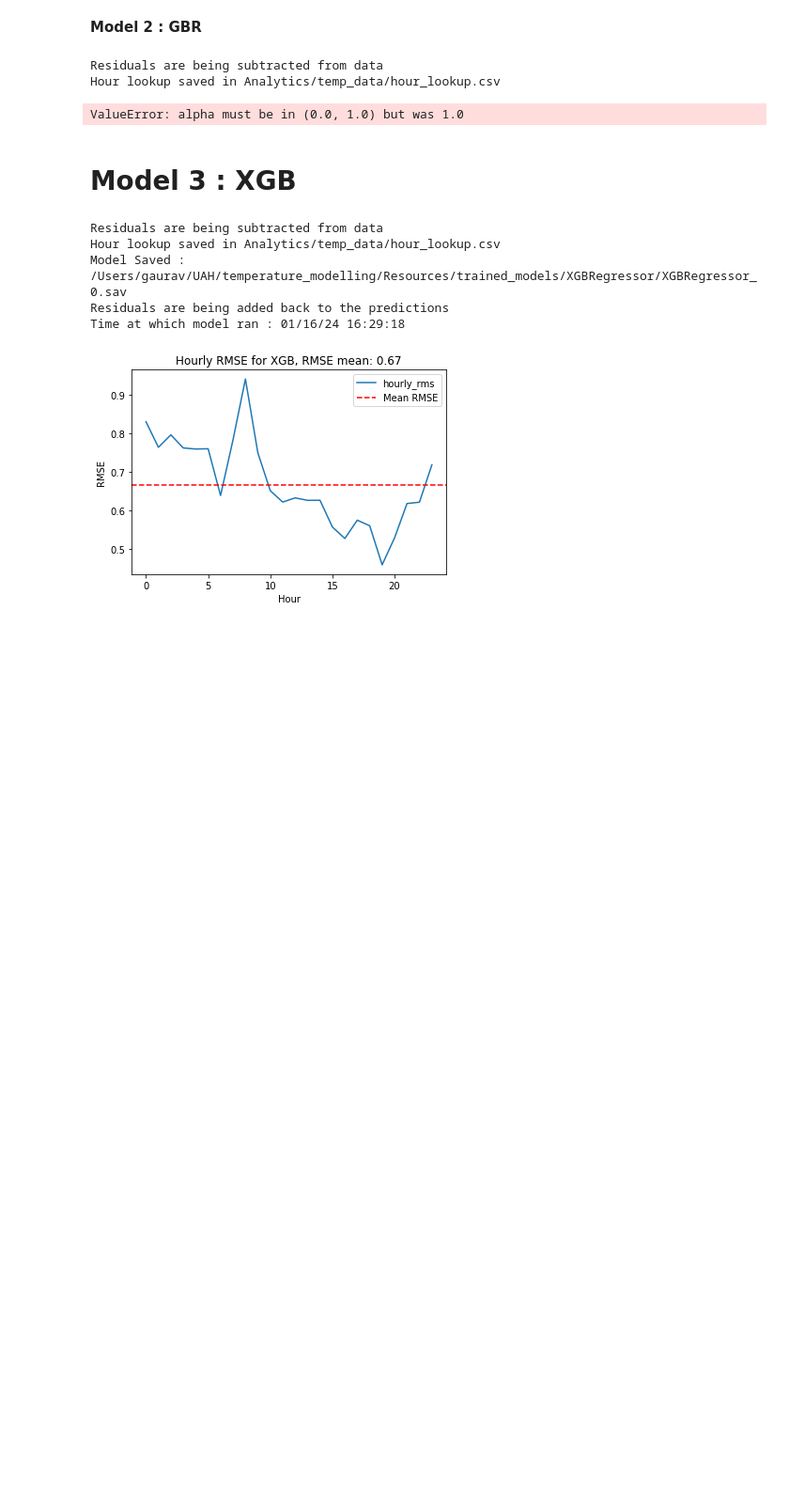
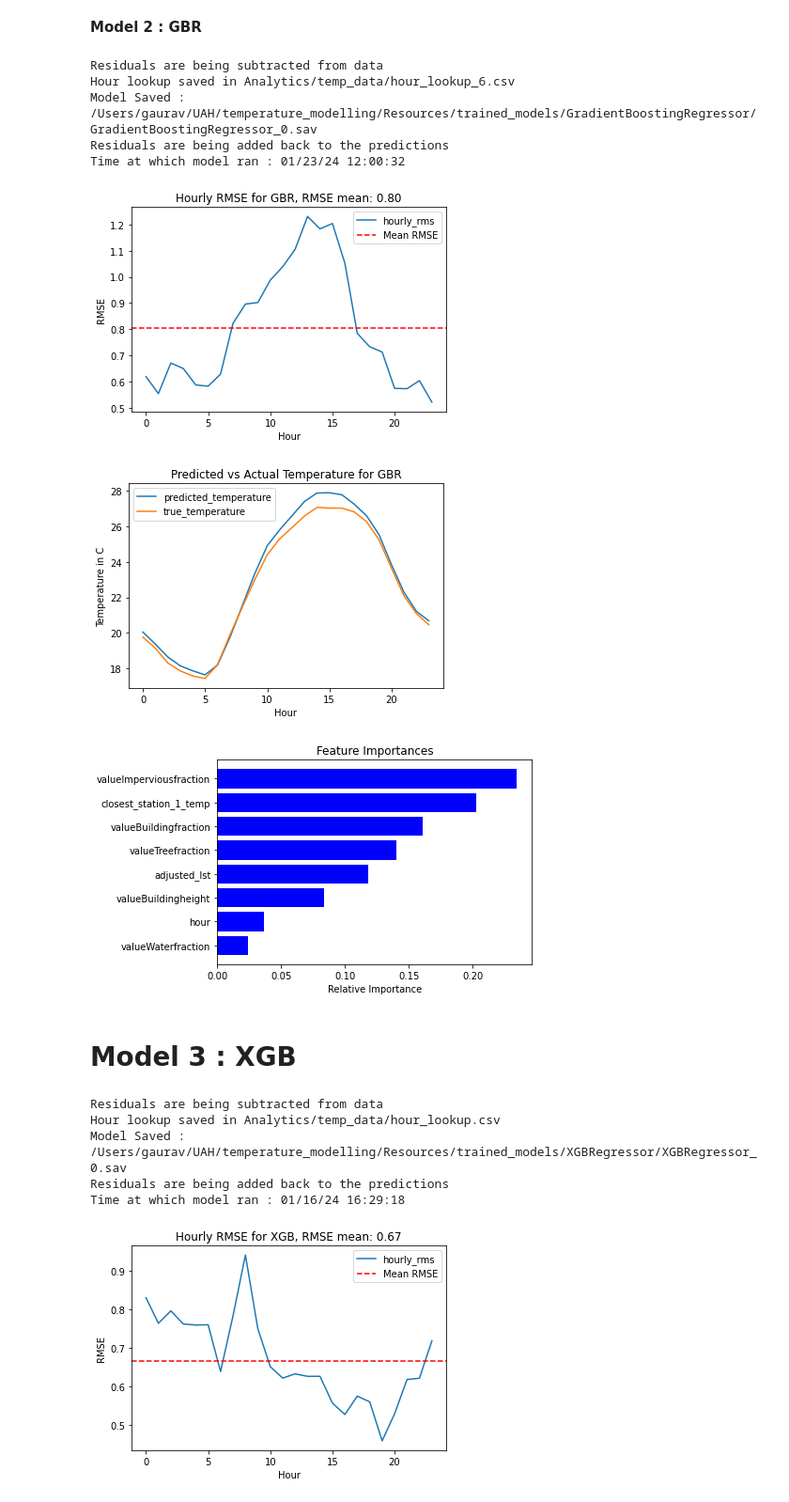
Before and after one commit to khatrigaurav/temperature_modelling, a Jupyter notebook: Analytics/00 Modeller.ipynb, the cells around one changed output. Shown: that part at 94% size. Drawn from its saved outputs; the diff is of its cells as text; code cells hidden in the pictures; blank space fills up the shorter version.

```diff
--- a/Analytics/00 Modeller.ipynb
+++ b/Analytics/00 Modeller.ipynb
@@ -240,8 +234,8 @@ def bulk_model_runner(model,grouped_data,col_list,delete=True,bulk_mode=True,fit
         new_grouped_data['temperature'] = new_grouped_data['delta_temp']
         hour_lookup = new_grouped_data.groupby('hour')['old_temperature'].mean().reset_index()
 
-        hour_lookup.to_csv('Analytics/temp_data/hour_lookup.csv',index=False)
-        print('Hour lookup saved in Analytics/temp_data/hour_lookup.csv')
+        hour_lookup.to_csv(f'Analytics/temp_data/hour_lookup_{month}.csv',index=False)
+        print(f'Hour lookup saved in Analytics/temp_data/hour_lookup_{month}.csv')
 
     model_dict = {}
     model_output_dict = {}
@@ -458,36 +452,41 @@ from sklearn.ensemble import GradientBoostingRegressor as GBR
 col_list = [
     # 'latitude', 'longitude',
             'hour',
             'closest_station_1_temp',
             # 'closest_1_distance',
       #  'day_of_year',
        'adjusted_lst',
        'valueImperviousfraction', 'valueTreefraction', 'valueBuildingheight',
     #    'valueNearestDistWater',
          'valueWaterfraction', 'valueBuildingfraction',
                 #   'horizontal_wind','vertical_wind'
         ]
 params = {
     'learning_rate': 0.1,  # Learning rate (shrinkage)
     'n_estimators': 300,  # Number of boosting stages
     'max_depth': 5,  # Maximum depth of the individual trees
     'subsample': 0.8,  # Fraction of samples used for fitting the trees (controls overfitting)
     'loss': 'squared_error',  # Least Squares regression
     'alpha': 0.5,  # L1 regularization term (only available in scikit-learn 0.24.0 and later)
 }
 
 
 
 gbr = GBR(**params)
-gbr = GBR(alpha=1.0)
+gbr = GBR(alpha=0.5)
 
 
 model_dict = bulk_model_runner(gbr,grouped_data,col_list,bulk_mode=False,delete=True,residuals=True)
 visualizer.plot_mean(model_dict,'GBR',col_list)
 # %% [output]
 Residuals are being subtracted from data
-Hour lookup saved in Analytics/temp_data/hour_lookup.csv
+Hour lookup saved in Analytics/temp_data/hour_lookup_6.csv
+Model Saved : /Users/gaurav/UAH/temperature_modelling/Resources/trained_models/GradientBoostingRegressor/GradientBoostingRegressor_0.sav
+Residuals are being added back to the predictions
+Time at which model ran : 01/23/24 12:00:32
-ValueError: alpha must be in (0.0, 1.0) but was 1.0
+[figure, added]
+[figure, added]
+[figure, added]
 # %% [markdown]
 # Model 3 : XGB
 # %%
```
Also changed, not shown: parts of 6 cells of this notebook, 16 other files.
